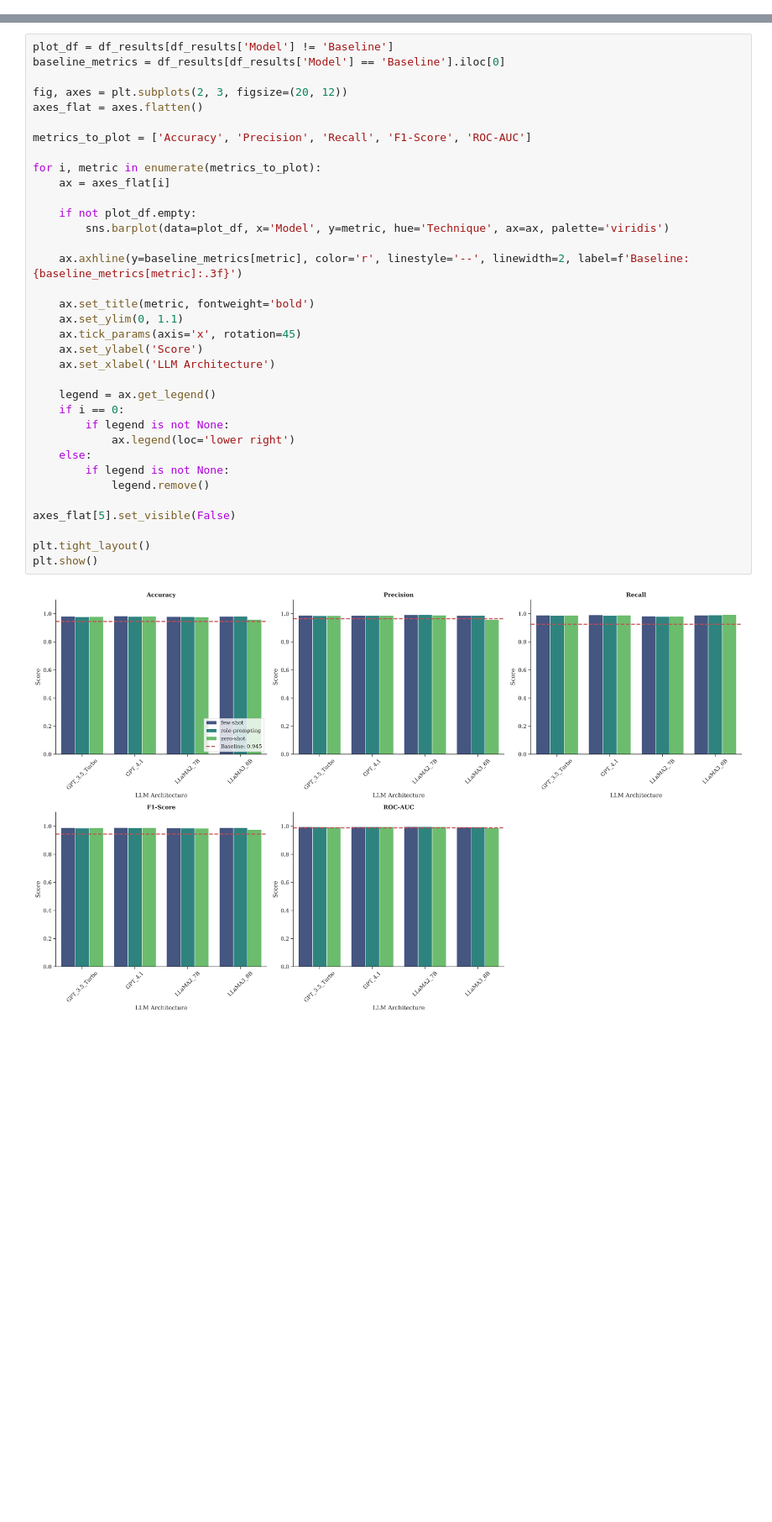
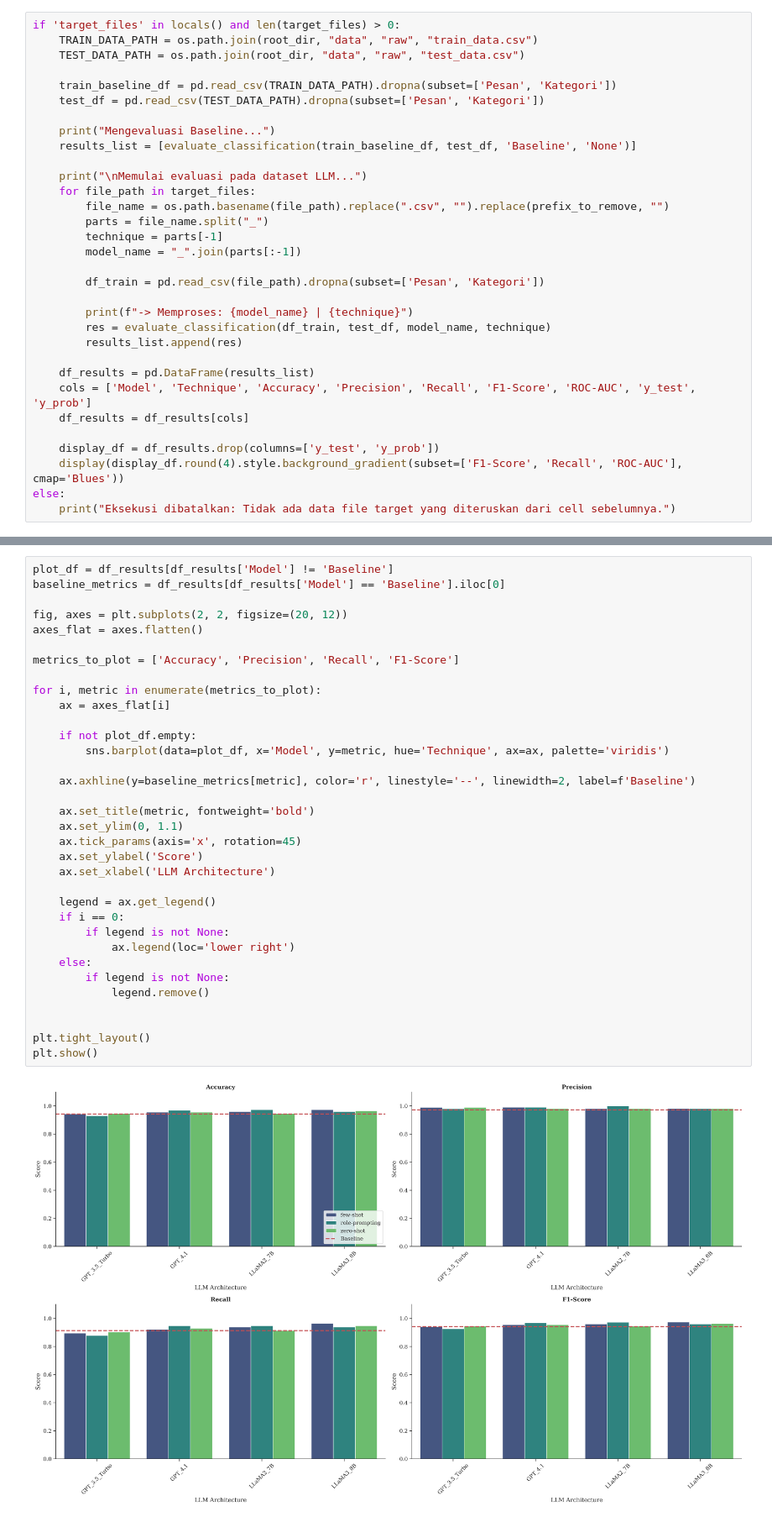
Before and after one commit to farhanhr/llm_generated_dataset, a Jupyter notebook: notebooks/LLM_augmented_notebooks.ipynb, the cells around one changed output, grey strips where cells are left out. Shown at 84% size. Cells and saved outputs as stored; diff of their text form; blank space fills up the shorter version.

```diff
--- a/notebooks/LLM_augmented_notebooks.ipynb
+++ b/notebooks/LLM_augmented_notebooks.ipynb
@@ -210,0 +267,32 @@ Processing: LLaMA3_8B | zero-shot
+# %%
+if 'target_files' in locals() and len(target_files) > 0:
+    TRAIN_DATA_PATH = os.path.join(root_dir, "data", "raw", "train_data.csv")
+    TEST_DATA_PATH = os.path.join(root_dir, "data", "raw", "test_data.csv")
+
+    train_baseline_df = pd.read_csv(TRAIN_DATA_PATH).dropna(subset=['Pesan', 'Kategori'])
+    test_df = pd.read_csv(TEST_DATA_PATH).dropna(subset=['Pesan', 'Kategori'])
+
+    print("Mengevaluasi Baseline...")
+    results_list = [evaluate_classification(train_baseline_df, test_df, 'Baseline', 'None')]
+
+    print("\nMemulai evaluasi pada dataset LLM...")
+    for file_path in target_files:
+        file_name = os.path.basename(file_path).replace(".csv", "").replace(prefix_to_remove, "")
+        parts = file_name.split("_")
+        technique = parts[-1]
+        model_name = "_".join(parts[:-1])
+
+        df_train = pd.read_csv(file_path).dropna(subset=['Pesan', 'Kategori'])
+
+        print(f"-> Memproses: {model_name} | {technique}")
+        res = evaluate_classification(df_train, test_df, model_name, technique)
+        results_list.append(res)
+
+    df_results = pd.DataFrame(results_list)
+    cols = ['Model', 'Technique', 'Accuracy', 'Precision', 'Recall', 'F1-Score', 'ROC-AUC', 'y_test', 'y_prob']
+    df_results = df_results[cols]
+
+    display_df = df_results.drop(columns=['y_test', 'y_prob'])
+    display(display_df.round(4).style.background_gradient(subset=['F1-Score', 'Recall', 'ROC-AUC'], cmap='Blues'))
+else:
+    print("Eksekusi dibatalkan: Tidak ada data file target yang diteruskan dari cell sebelumnya.")
@@ -212,36 +330,35 @@ Processing: LLaMA3_8B | zero-shot
 plot_df = df_results[df_results['Model'] != 'Baseline']
 baseline_metrics = df_results[df_results['Model'] == 'Baseline'].iloc[0]
 
-fig, axes = plt.subplots(2, 3, figsize=(20, 12))
+fig, axes = plt.subplots(2, 2, figsize=(20, 12))
 axes_flat = axes.flatten()
 
-metrics_to_plot = ['Accuracy', 'Precision', 'Recall', 'F1-Score', 'ROC-AUC']
+metrics_to_plot = ['Accuracy', 'Precision', 'Recall', 'F1-Score']
 
 for i, metric in enumerate(metrics_to_plot):
     ax = axes_flat[i]
 
     if not plot_df.empty:
         sns.barplot(data=plot_df, x='Model', y=metric, hue='Technique', ax=ax, palette='viridis')
 
-    ax.axhline(y=baseline_metrics[metric], color='r', linestyle='--', linewidth=2, label=f'Baseline: {baseline_metrics[metric]:.3f}')
+    ax.axhline(y=baseline_metrics[metric], color='r', linestyle='--', linewidth=2, label=f'Baseline')
 
     ax.set_title(metric, fontweight='bold')
     ax.set_ylim(0, 1.1)
     ax.tick_params(axis='x', rotation=45)
     ax.set_ylabel('Score')
     ax.set_xlabel('LLM Architecture')
 
     legend = ax.get_legend()
     if i == 0:
         if legend is not None:
             ax.legend(loc='lower right')
     else:
         if legend is not None:
             legend.remove()
 
-axes_flat[5].set_visible(False)
 
 plt.tight_layout()
 plt.show()
 # %% [output]
-[figure, old version]
+[figure, new version]
```
Also changed, not shown: parts of 8 cells of this notebook.
